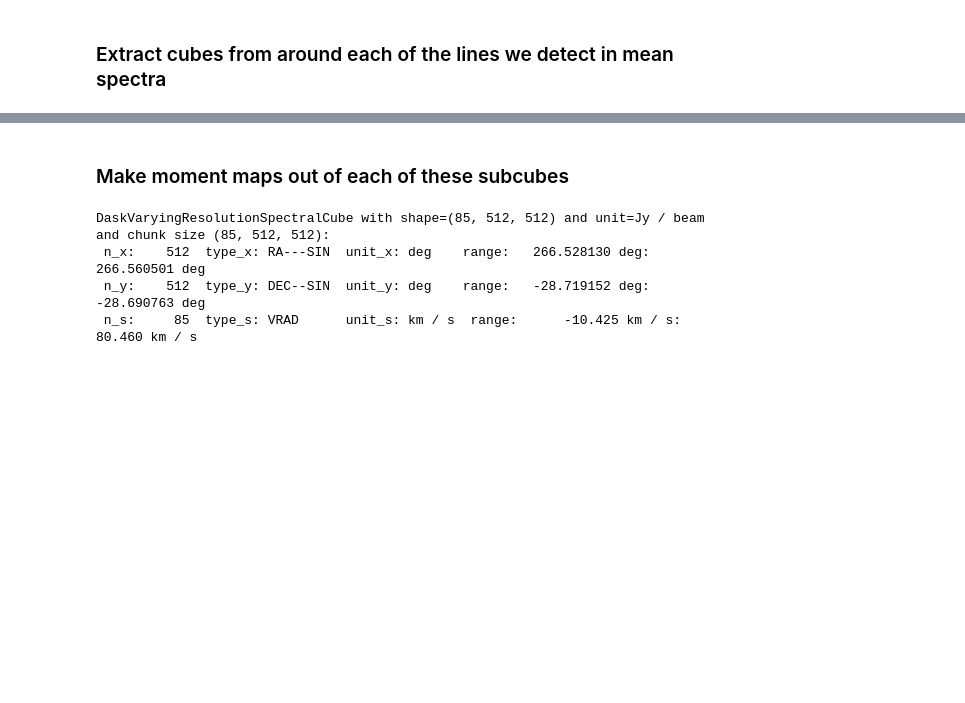
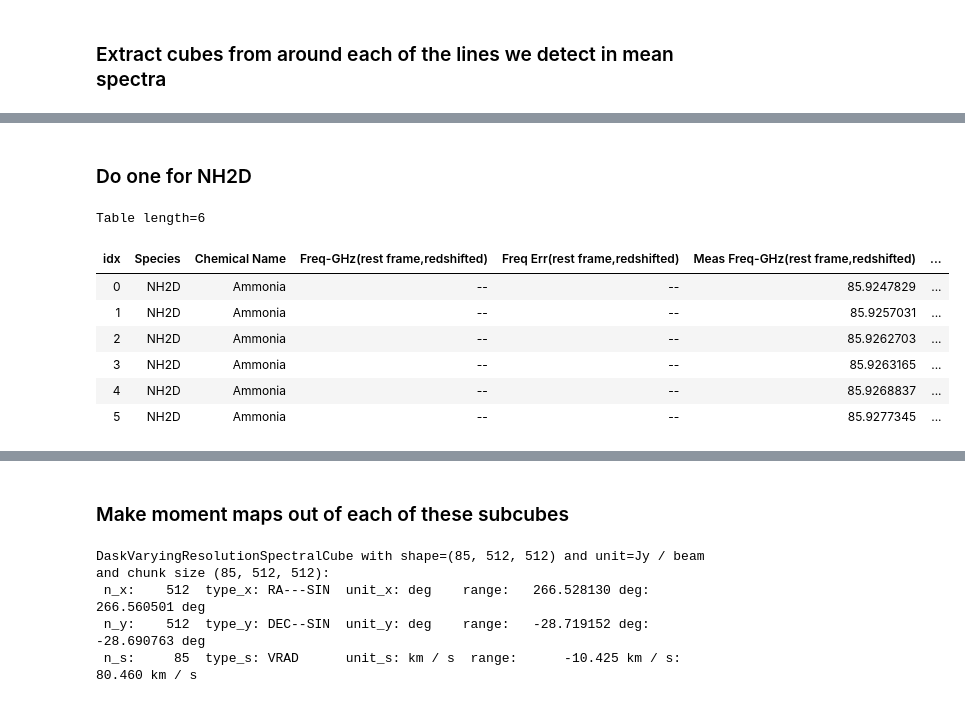
Before and after one commit to abulatek/brick, a Jupyter notebook: first_results/thioformaldehyde/thioformaldehyde.ipynb, the cells around one changed output, grey strips where cells are left out. Cells and saved outputs as stored; diff of their text form; code cells hidden in the pictures; blank space fills up the shorter version.

```diff
--- a/first_results/thioformaldehyde/thioformaldehyde.ipynb
+++ b/first_results/thioformaldehyde/thioformaldehyde.ipynb
@@ -97,0 +107,15 @@ h2cscube.write('H2CS_413-312.fits')
+# %% [markdown]
+### Do one for NH2D
+# %%
+tbl = Splatalogue.query_lines(80*u.GHz, 90*u.GHz, chemical_name=' NH2D ', line_lists=['JPL'],
+                              energy_max=150, energy_type='eu_k', show_qn_code=True)
+tbl.show_in_notebook()
+# %% [output]
+Table length=6
+| idx | Species | Chemical Name | Freq-GHz(rest frame,redshifted) | Freq Err(rest frame,redshifted) | Meas Freq-GHz(rest frame,redshifted) | ... |
+| 0 | NH2D | Ammonia | -- | -- | 85.9247829 | ... |
+| 1 | NH2D | Ammonia | -- | -- | 85.9257031 | ... |
+| 2 | NH2D | Ammonia | -- | -- | 85.9262703 | ... |
+| 3 | NH2D | Ammonia | -- | -- | 85.9263165 | ... |
+| 4 | NH2D | Ammonia | -- | -- | 85.9268837 | ... |
+| 5 | NH2D | Ammonia | -- | -- | 85.9277345 | ... |
```
Also changed, not shown: parts of 39 cells of this notebook, 7 other files.
